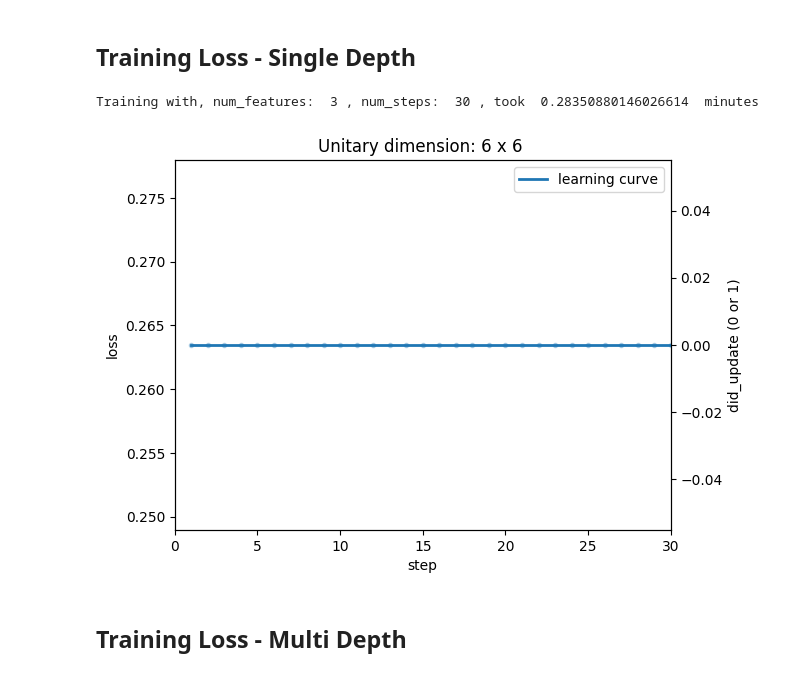
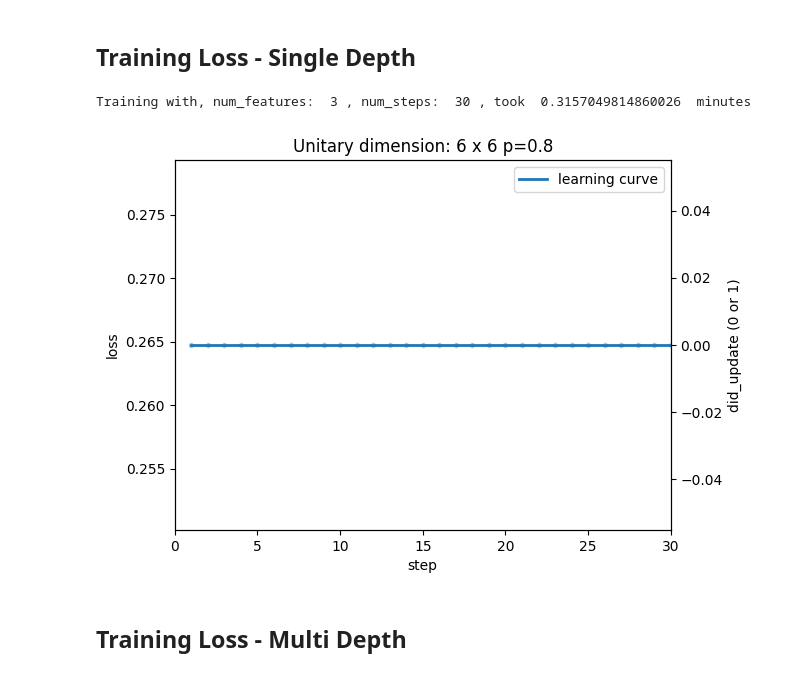
Before and after one commit to 01000111r/photon-net, a Jupyter notebook: main_book.ipynb, the cells around one changed output. Cells and saved outputs as stored; diff of their text form; code cells hidden in the pictures.

```diff
--- a/main_book.ipynb
+++ b/main_book.ipynb
@@ -24,7 +24,7 @@ g.num_modes_circ: int = 10
 g.num_features= 3
 
 # probability of sucess for each mode
-g.p_suc_inputs = 0.7
+g.p_suc_inputs = 0.8
 
 #intended photon input array - 'full' for all modes, 'n' for n modes, for specify list of positions
 g.input_positions= '3'
@@ -33,7 +33,7 @@ g.input_positions= '3'
 g.aim = 3
 
 # 0 to not discard, 1 to discard
-g.discard = 1
+g.discard = 0
 
 g.input_config = g.input_config_maker(g.input_positions, g.num_modes_circ, g.p_suc_inputs)
 print(g.input_config)
@@ -59,7 +59,7 @@ test_set = pre_p.rescale_data(test_set, min_val = -(g.np.pi)/2, max_val = (g.np.
 init_phases = circ.initialize_phases(10, 2*g.num_features, )
 weights_data = g.jnp.ones(shape = [init_phases.shape[0],init_phases.shape[1]])
 # Initialize the carry for Adam.
-master_key = g.jax.random.PRNGKey(0)
+master_key = g.jax.random.PRNGKey(2)
 # init = (init_phases, train_set, train_labels, weights_data, 0.0*init_phases, 0.0*init_phases, 0.0*weights_data, 0.0*weights_data, master_key)
 
 
@@ -77,36 +77,36 @@ e = g.time.time()
 print('Training with, num_features: ', g.num_features,
       ', num_steps: ', g.num_steps,
         ', took ', (e-b)/60, ' minutes')
 
 # Loss Before/After on train set + Loss on test set
 trained_phases, trained_weights = carry[0], carry[3]
 steps  = g.np.array(loss_mem[:, 0], dtype=int)
 losses = g.np.array(loss_mem[:, 1], dtype=float)
 updates = g.np.array(update_mem, dtype=int)
 # init_loss = loss.loss(init_phases, train_set, train_labels, weights_data, g.input_config, master_key)
 # train_loss = loss.loss(trained_phases, train_set, train_labels, trained_weights, g.input_config, master_key)
 # test_loss = loss.loss(trained_phases, test_set, test_labels, trained_weights)
 
 # plotting the learning curve
 fig, ax1 = g.plt.subplots()
 ax1.plot(g.np.array(loss_mem[:,0]), g.np.array(loss_mem[:,1]), linewidth=2, label=r"learning curve" )
 ax1.set(xlim = (0,g.num_steps), xlabel="step", ylabel = "loss",)
 ax2 = ax1.twinx()
 ax2.plot(steps, updates, 'o', alpha=0.3, markersize=3, label="did_update")
 ax2.set_ylabel("did_update (0 or 1)")
 # ax.axhline(init_loss, color='r', linestyle='--', label=f"Init train loss = {init_loss:.4f}")
 # ax.axhline(train_loss, color='g', linestyle='--', label=f"Final train loss = {train_loss:.4f}")
 # ax.axhline(test_loss, color='b', linestyle='--', label=f"Test loss = {test_loss:.4f}")
 unitary_shape = trained_phases.shape
 lines, labels = ax1.get_legend_handles_labels()
 lines2, labels2 = ax2.get_legend_handles_labels()
 ax1.legend(lines + lines2, labels + labels2, loc="upper right")
-ax1.set_title(f"Unitary dimension: {2*unitary_shape[1]} x {2*unitary_shape[1]} ")
+ax1.set_title(f"Unitary dimension: {2*unitary_shape[1]} x {2*unitary_shape[1]} p={g.p_suc_inputs}")
 ax1.legend()
 g.plt.show()
 # %% [output]
-Training with, num_features:  3 , num_steps:  30 , took  0.28350880146026614  minutes
+Training with, num_features:  3 , num_steps:  30 , took  0.3157049814860026  minutes
-[figure, old version]
+[figure, new version]
 # %% [markdown]
 ## Training Loss - Multi Depth
 # %%
```
Also changed, not shown: parts of 3 cells of this notebook, 4 other files.
